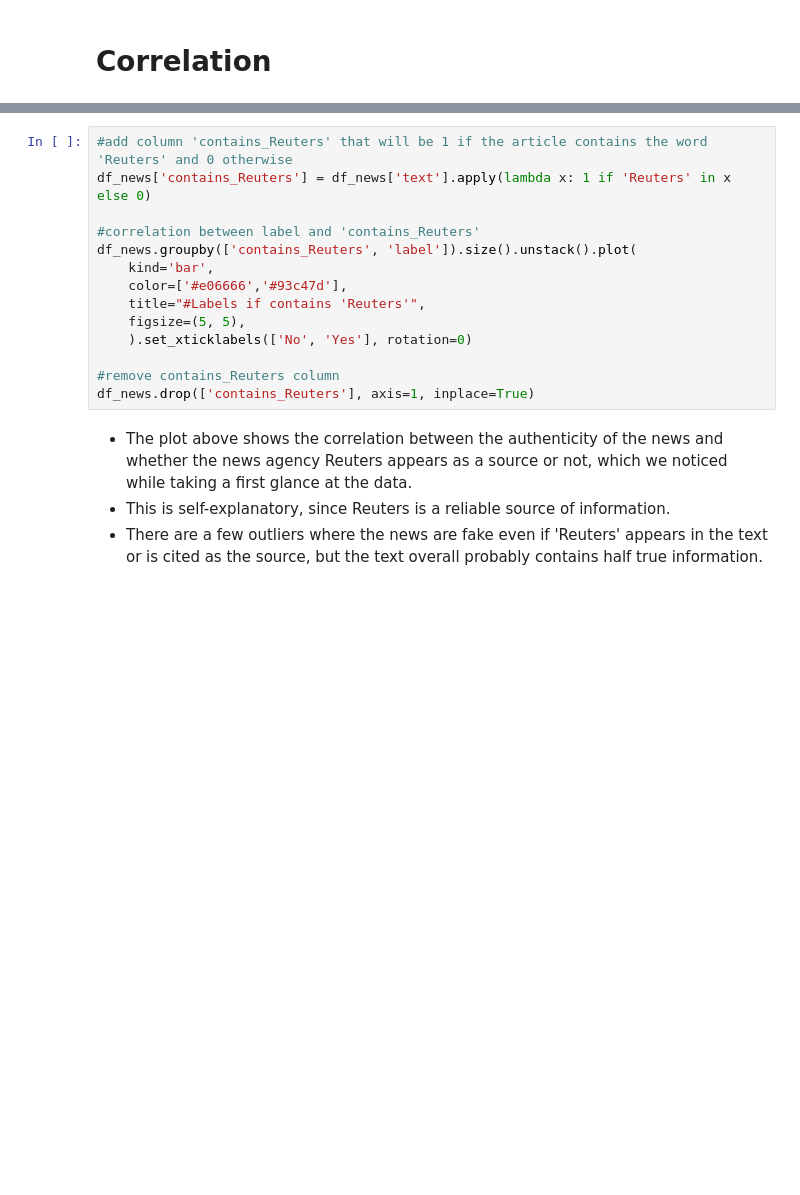
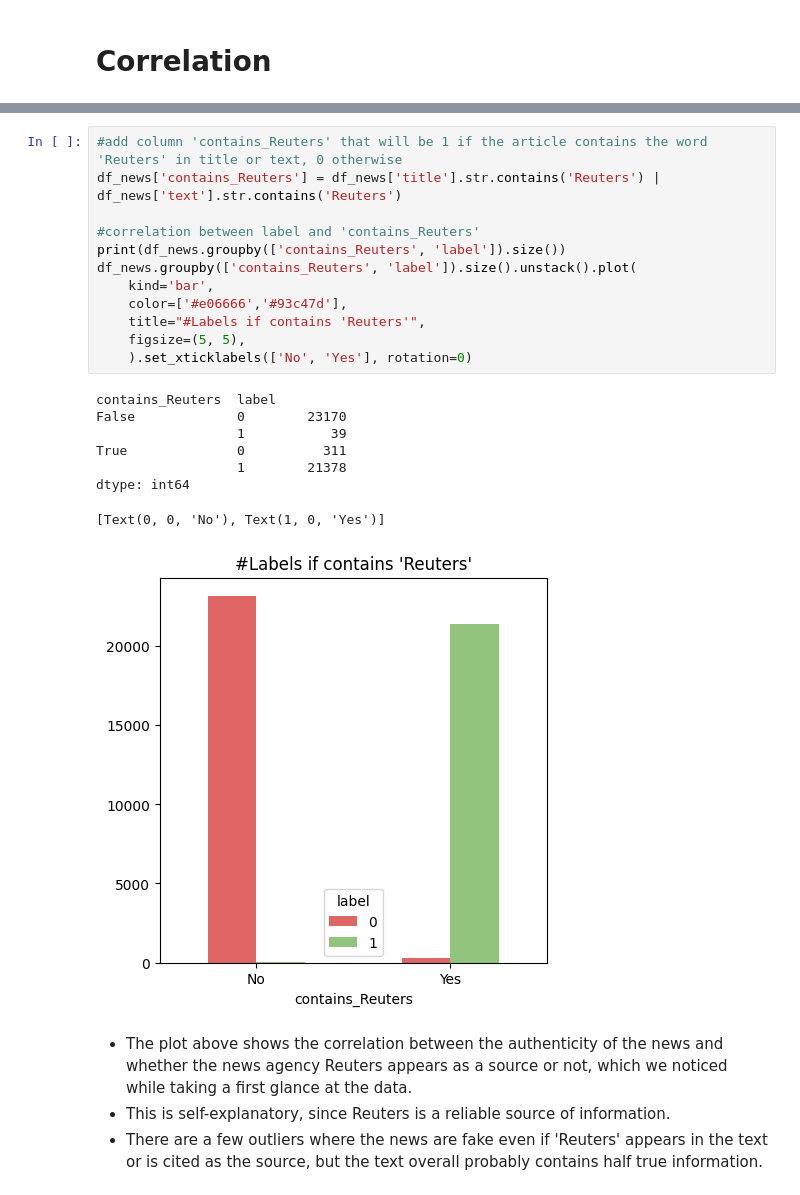
Before and after one commit to Mishanull/MAL, a Jupyter notebook: MAL-Assignments/Assignment-7/fake_news_recognition.ipynb, the cells around one changed output, grey strips where cells are left out. Saved outputs shown, nothing was run; the diff lists cells and outputs as text; blank space fills up the shorter version.

Commit message:
more visualizations

```diff
--- a/MAL-Assignments/Assignment-7/fake_news_recognition.ipynb
+++ b/MAL-Assignments/Assignment-7/fake_news_recognition.ipynb
@@ -97,17 +150,24 @@ df_news.groupby(['date', 'label']).size().unstack().plot(kind='line', color=['#e
 # %%
-#add column 'contains_Reuters' that will be 1 if the article contains the word 'Reuters' and 0 otherwise
-df_news['contains_Reuters'] = df_news['text'].apply(lambda x: 1 if 'Reuters' in x else 0)
+#add column 'contains_Reuters' that will be 1 if the article contains the word 'Reuters' in title or text, 0 otherwise
+df_news['contains_Reuters'] = df_news['title'].str.contains('Reuters') | df_news['text'].str.contains('Reuters')
 
 #correlation between label and 'contains_Reuters'
+print(df_news.groupby(['contains_Reuters', 'label']).size())
 df_news.groupby(['contains_Reuters', 'label']).size().unstack().plot(
     kind='bar',
     color=['#e06666','#93c47d'],
     title="#Labels if contains 'Reuters'",
     figsize=(5, 5),
     ).set_xticklabels(['No', 'Yes'], rotation=0)
-
-#remove contains_Reuters column
-df_news.drop(['contains_Reuters'], axis=1, inplace=True)
+# %% [output]
+contains_Reuters  label
+False             0        23170
+                  1           39
+True              0          311
+                  1        21378
+dtype: int64
+[Text(0, 0, 'No'), Text(1, 0, 'Yes')]
+[figure, added]
 # %% [markdown]
 - The plot above shows the correlation between the authenticity of the news and whether the news agency Reuters appears as a source or not, which we noticed while taking a first glance at the data.
 - This is self-explanatory, since Reuters is a reliable source of information.
```
Also changed, not shown: parts of 12 cells of this notebook.
